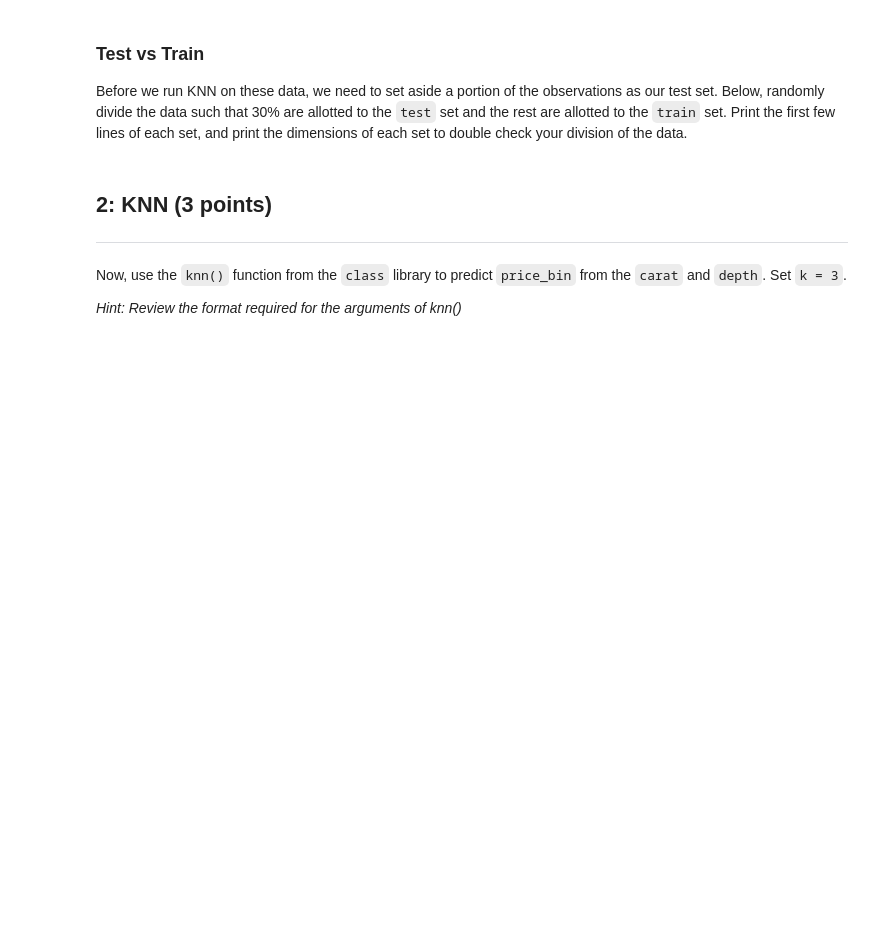
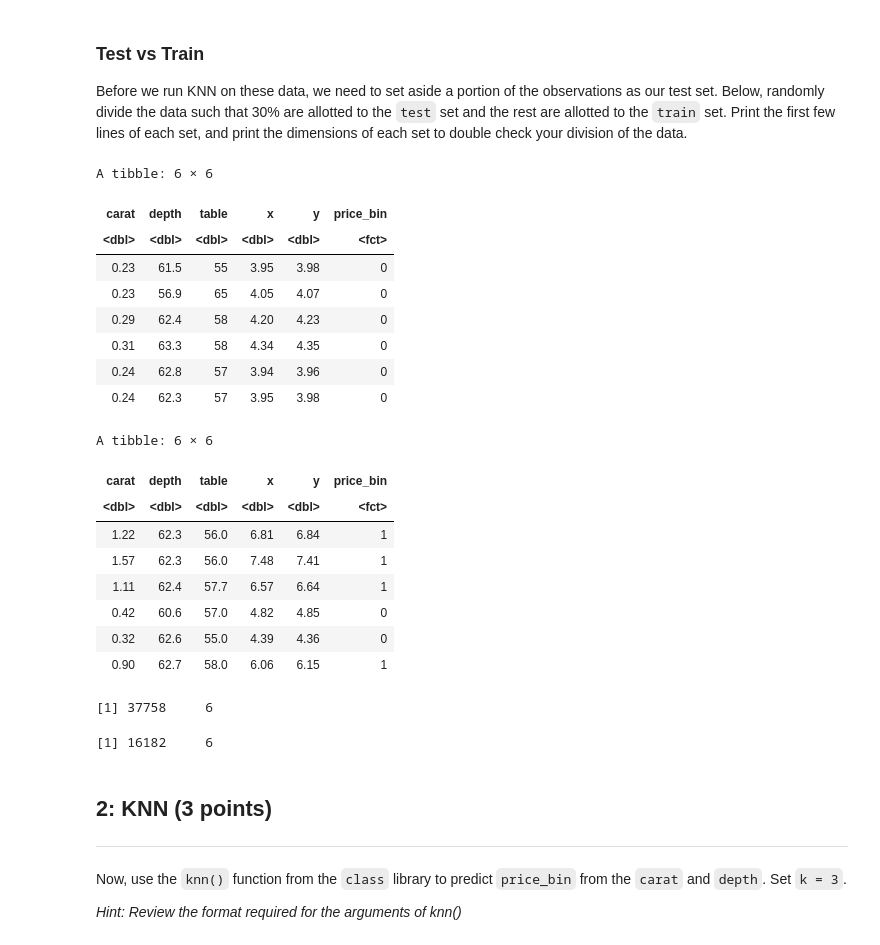
Before and after one commit to cnsimmons/Simmons_DSPN_S25, a Jupyter notebook: ExerciseSubmissions/ex11-the-beauty-of-knn.ipynb, the cells around one changed output. Drawn from its saved outputs; the diff is of its cells as text; code cells hidden in the pictures; blank space fills up the shorter version.

```diff
--- a/ExerciseSubmissions/ex11-the-beauty-of-knn.ipynb
+++ b/ExerciseSubmissions/ex11-the-beauty-of-knn.ipynb
@@ -35,3 +90,41 @@ set.seed(2023)
+# %%
+set.seed(2023)
+
+# Create indices for the test set (30% of data)
+test_indices <- sample(1:nrow(diamonds_df), size = round(0.3 * nrow(diamonds_df)))
+
+# Create train and test sets
+train_set <- diamonds_df[-test_indices, ]
+test_set <- diamonds_df[test_indices, ]
+
+# Print the first few lines of each set
+head(train_set)
+head(test_set)
+
+# Print dimensions of each set
+dim(train_set)
+dim(test_set)
+# %% [output]
+A tibble: 6 × 6
+| carat | depth | table | x | y | price_bin |
+| <dbl> | <dbl> | <dbl> | <dbl> | <dbl> | <fct> |
+| 0.23 | 61.5 | 55 | 3.95 | 3.98 | 0 |
+| 0.23 | 56.9 | 65 | 4.05 | 4.07 | 0 |
+| 0.29 | 62.4 | 58 | 4.20 | 4.23 | 0 |
+| 0.31 | 63.3 | 58 | 4.34 | 4.35 | 0 |
+| 0.24 | 62.8 | 57 | 3.94 | 3.96 | 0 |
+| 0.24 | 62.3 | 57 | 3.95 | 3.98 | 0 |
+A tibble: 6 × 6
+| carat | depth | table | x | y | price_bin |
+| <dbl> | <dbl> | <dbl> | <dbl> | <dbl> | <fct> |
+| 1.22 | 62.3 | 56.0 | 6.81 | 6.84 | 1 |
+| 1.57 | 62.3 | 56.0 | 7.48 | 7.41 | 1 |
+| 1.11 | 62.4 | 57.7 | 6.57 | 6.64 | 1 |
+| 0.42 | 60.6 | 57.0 | 4.82 | 4.85 | 0 |
+| 0.32 | 62.6 | 55.0 | 4.39 | 4.36 | 0 |
+| 0.90 | 62.7 | 58.0 | 6.06 | 6.15 | 1 |
+[1] 37758     6
+[1] 16182     6
 # %% [markdown]
 ## 2: KNN (3 points)
 ----
```
Also changed, not shown: parts of 15 cells of this notebook.
